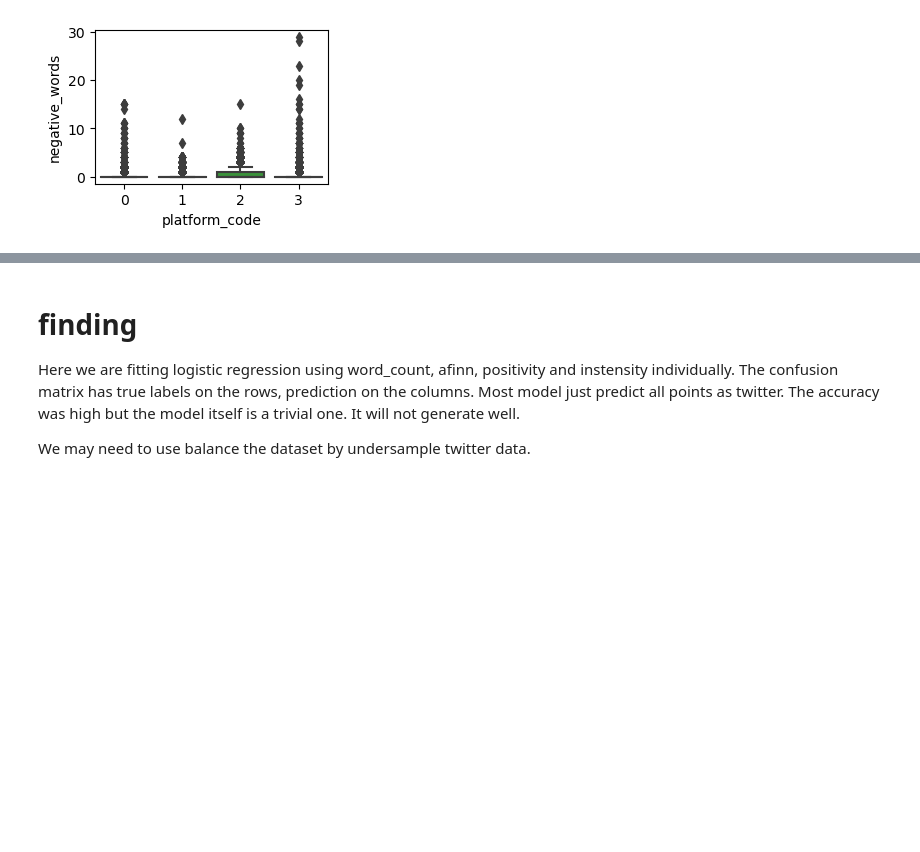
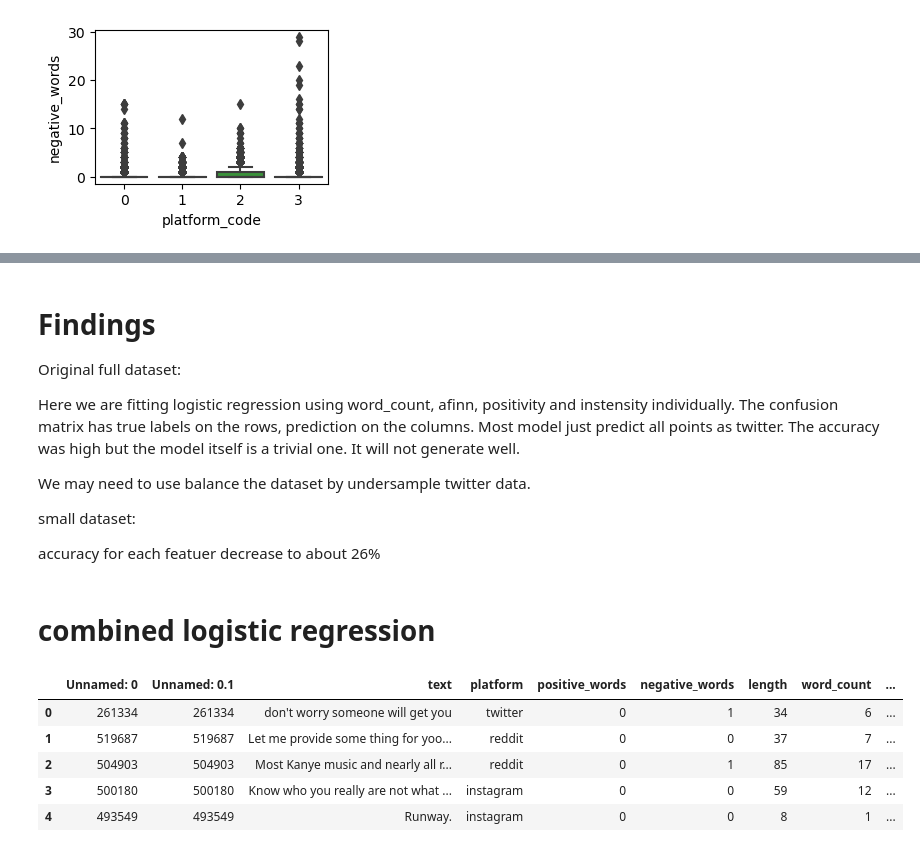
Before and after one commit to yang3410/cautious-octo-train, a Jupyter notebook: full/Logistic regression.ipynb, the cells around one changed output, grey strips where cells are left out. Drawn from its saved outputs; the diff is of its cells as text; code cells hidden in the pictures; blank space fills up the shorter version.

Commit message:
train test split

```diff
--- a/full/Logistic regression.ipynb
+++ b/full/Logistic regression.ipynb
@@ -185,5 +205,7 @@ print(log_reg_accs)
 # %% [markdown]
-# finding
+# Findings
+Original full dataset:
+
 Here we are fitting logistic regression using word_count, afinn, positivity and instensity individually.
 The confusion matrix has true labels on the rows, prediction on the columns.
 Most model just predict all points as twitter.
@@ -191,3 +213,9 @@ The accuracy was high but the model itself is a trivial one.
 It will not generate well.
 
 We may need to use balance the dataset by undersample twitter data.
+
+small dataset:
+
+accuracy for each featuer decrease to about 26%
+# %% [markdown]
+# combined logistic regression
@@ -193,0 +224,19 @@ We may need to use balance the dataset by undersample twitter data.
+# %%
+features = ['word_count', 'afinn', 'positivity_normalized', 'intensity_normalized', 'male_words', 'female_words']
+df_train = pd.read_csv('small_train_dataset.csv')
+df_test = pd.read_csv('small_test_dataset.csv')
+
+n_splits = 5
+kfold = StratifiedKFold(n_splits, shuffle=True, random_state = 404)
+
+## Make your array of zeros to hold the accuracies
+log_reg_accs = np.zeros((n_splits, 1))
+# %%
+df_train.head()
+# %% [output]
+|  | Unnamed: 0 | Unnamed: 0.1 | text | platform | positive_words | negative_words | length | word_count | ... |
+| 0 | 261334 | 261334 | don't worry someone will get you | twitter | 0 | 1 | 34 | 6 | ... |
+| 1 | 519687 | 519687 | Let me provide some thing for yoo... | reddit | 0 | 0 | 37 | 7 | ... |
+| 2 | 504903 | 504903 | Most Kanye music and nearly all r... | reddit | 0 | 1 | 85 | 17 | ... |
+| 3 | 500180 | 500180 | Know who you really are not what ... | instagram | 0 | 0 | 59 | 12 | ... |
+| 4 | 493549 | 493549 | Runway. | instagram | 0 | 0 | 8 | 1 | ... |
```
Also changed, not shown: parts of 23 cells of this notebook, 2 other files.
